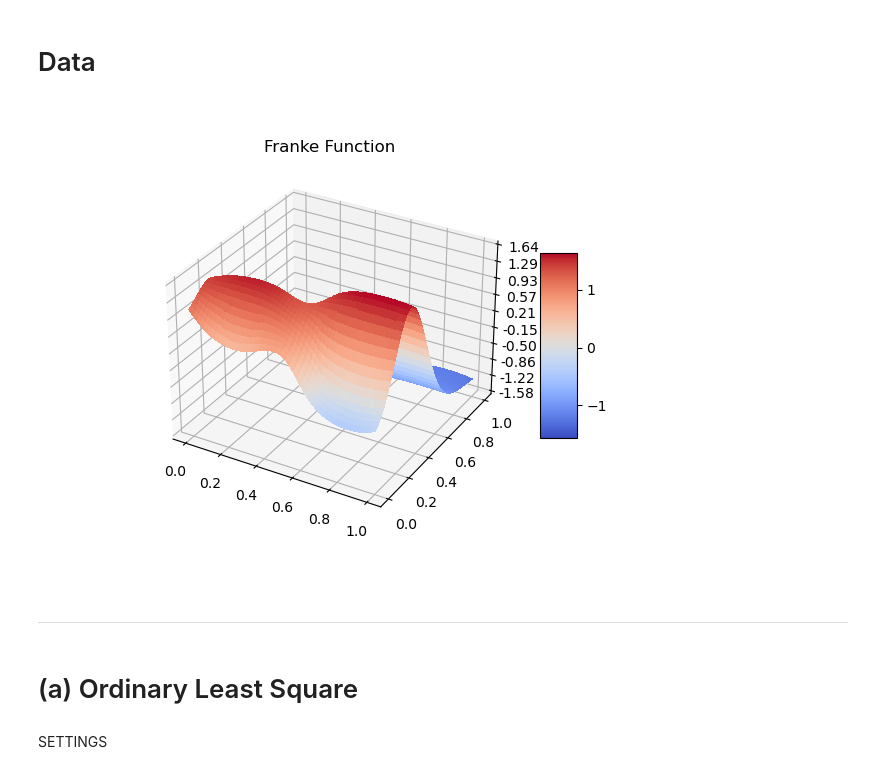
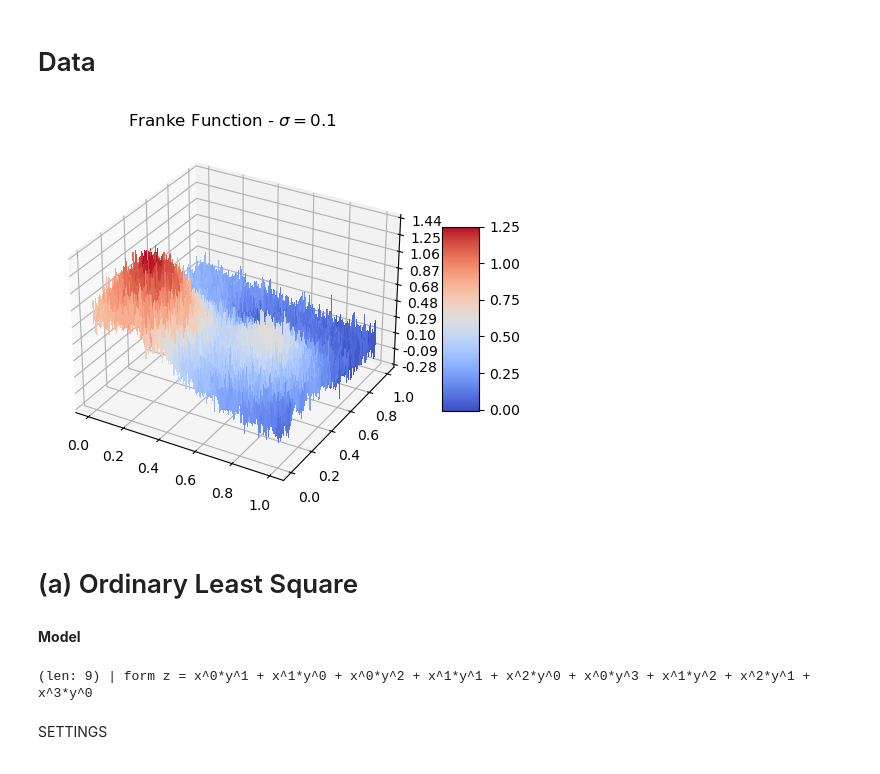
Before and after one commit to iKiru-hub/compML, a Jupyter notebook: project_1_ae.ipynb, the cells around one changed output. Drawn from its saved outputs; the diff is of its cells as text; code cells hidden in the pictures.

```diff
--- a/project_1_ae.ipynb
+++ b/project_1_ae.ipynb
@@ -28,25 +28,29 @@ import utils as u
 # %% [markdown]
 # Data
 # %%
+# settings
+N = 200
+random_ax = False
+noise_scale = 0.1
+scaling = False
+
 fig = plt.figure()
 ax = fig.gca(projection='3d')
 
 # Make data. Use alternatively the uniform distribution
-(x, y, z), (xm, ym, zm) = u.generate_data(N=200, random_ax=False, noise_scale=0.0, scaling=True)
+(x, y, z), (xm, ym, zm) = u.generate_data(N=N, random_ax=random_ax, noise_scale=noise_scale, scaling=scaling)
 
 # Plot the surface.
 surf = ax.plot_surface(xm, ym, zm, cmap=cm.coolwarm, linewidth=0, antialiased=False)
 
 # Customize the z axis.
 #ax.set_zlim(-0.10, 1.40)
 ax.zaxis.set_major_locator(LinearLocator(10))
 ax.zaxis.set_major_formatter(FormatStrFormatter('%.02f'))
-ax.set_title('Franke Function')
+ax.set_title(f"Franke Function - $\sigma=${noise_scale}")
 
 # Add a color bar which maps values to colors.
 fig.colorbar(surf, shrink=0.5, aspect=5)
 plt.show()
 # %% [output]
-[figure, old version]
+[figure, new version]
-# %% [markdown]
----
@@ -53,5 +60,11 @@ plt.show()
 # %% [markdown]
 # (a) Ordinary Least Square
+# %% [markdown]
+**Model**
+# %%
+_ = u.get_coefficients(nb_vars=2, degree=3, verbose=True)
+# %% [output]
+(len: 9) | form z = x^0*y^1 + x^1*y^0 + x^0*y^2 + x^1*y^1 + x^2*y^0 + x^0*y^3 + x^1*y^2 + x^2*y^1 + x^3*y^0
 # %% [markdown]
 SETTINGS
 # %%
```
Also changed, not shown: parts of 11 cells of this notebook, 4 other files.
